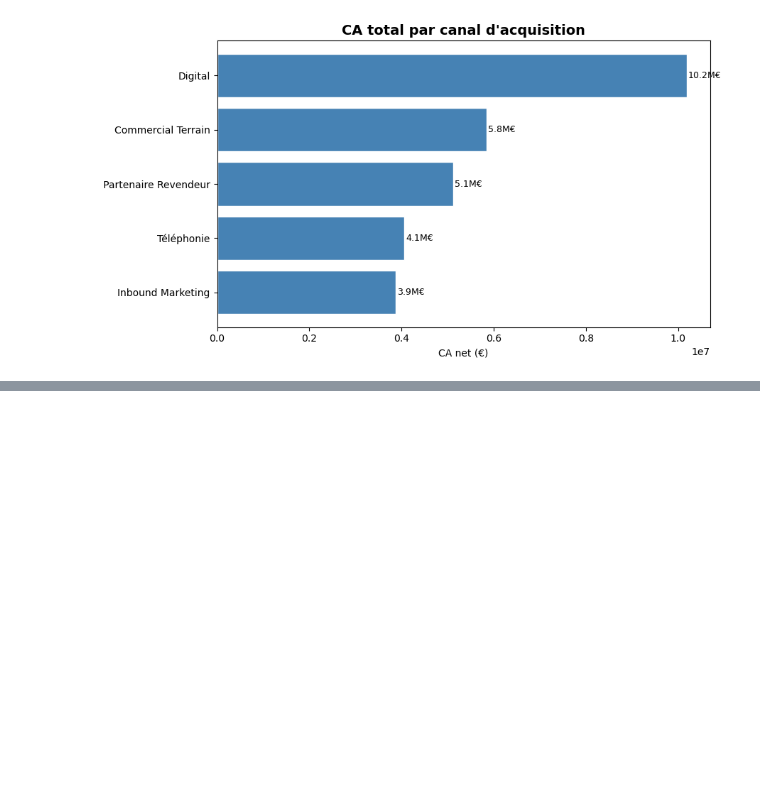
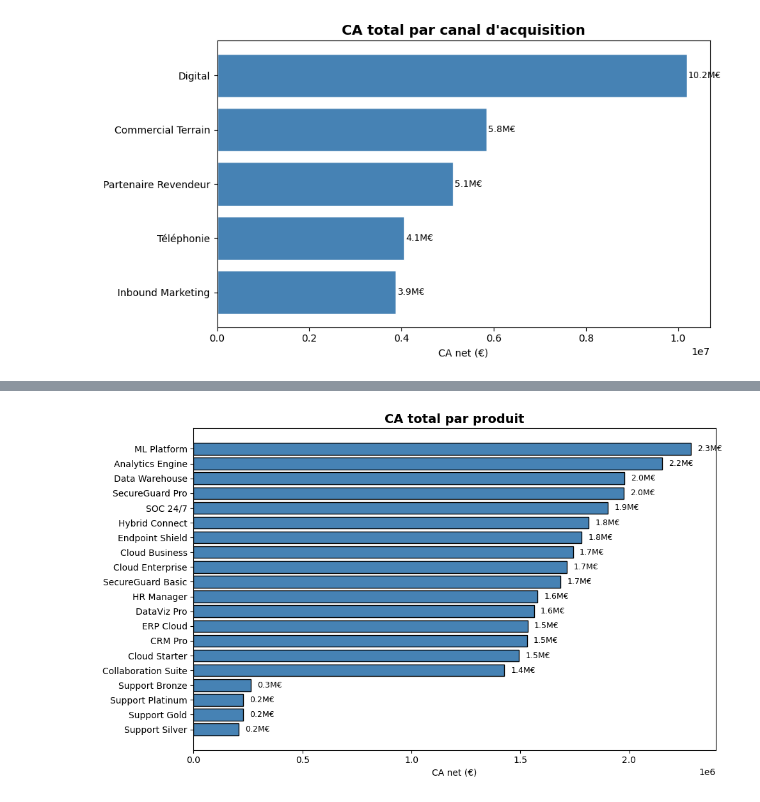
Before and after one commit to bengalybakary225/Analyse-des-ventes-B2B, a Jupyter notebook: Analyse.ipynb, the cells around one changed output, grey strips where cells are left out. Saved outputs shown, nothing was run; the diff lists cells and outputs as text; code cells hidden in the pictures; blank space fills up the shorter version.

```diff
--- a/Analyse.ipynb
+++ b/Analyse.ipynb
@@ -238,0 +274,18 @@ plt.show()
+# %%
+# CA total par produit
+# CA total par produit
+ca_par_produit = data_frame.groupby('produit')['montant_net_eur'].sum().sort_values()
+
+plt.figure(figsize=(10, 6))
+plt.barh(ca_par_produit.index, ca_par_produit.values,
+         color='steelblue', edgecolor='black')
+
+for i, val in enumerate(ca_par_produit.values):
+    plt.text(val + 30000, i, f'{val/1e6:.1f}M€', va='center', fontsize=9)
+
+plt.title("CA total par produit", fontsize=14, fontweight='bold')
+plt.xlabel("CA net (€)")
+plt.tight_layout()
+plt.show()
+# %% [output]
+[figure, added]
```
Also changed, not shown: parts of 7 cells of this notebook.
